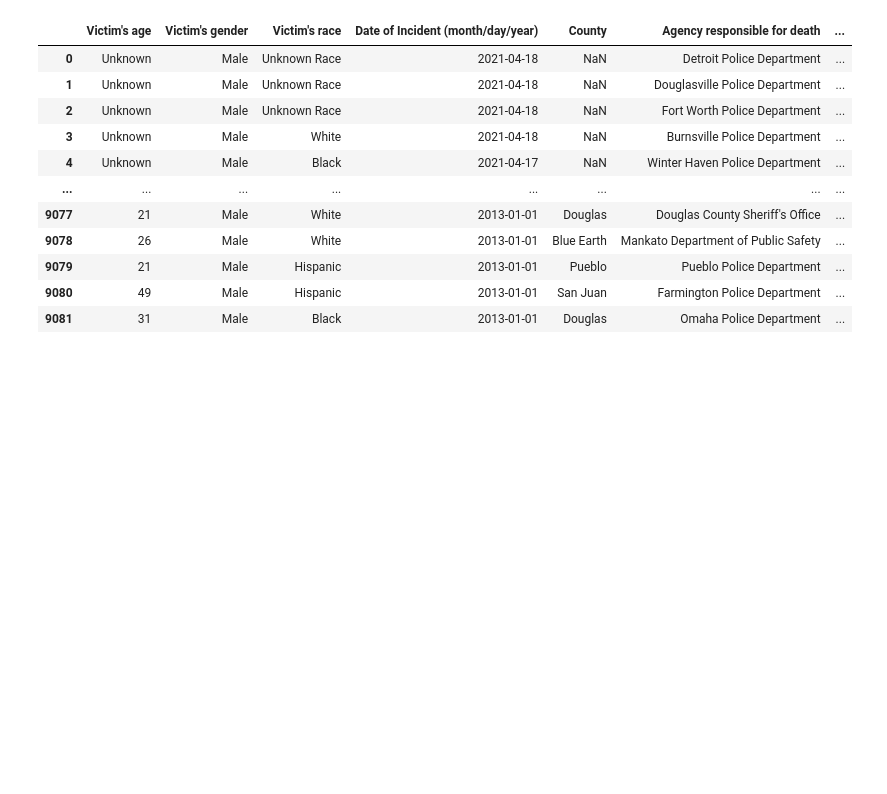
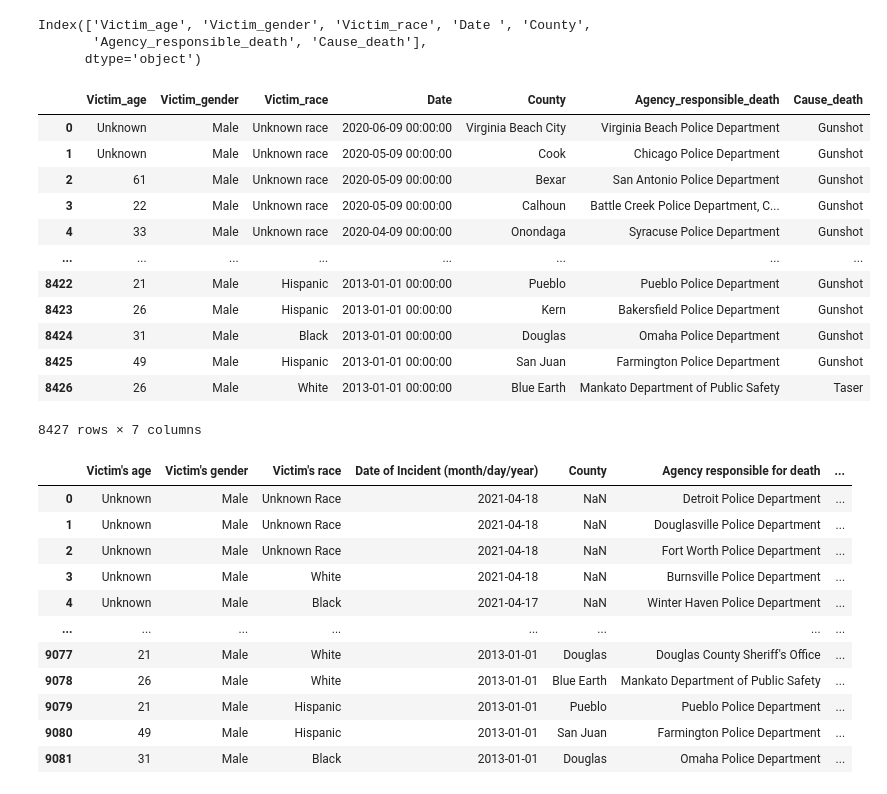
Before and after one commit to TamaraGR/Police_Violence_Analysis, a Jupyter notebook: Police_Violence.ipynb, the cells around one changed output. Drawn from its saved outputs; the diff is of its cells as text; code cells hidden in the pictures; blank space fills up the shorter version.

```diff
--- a/Police_Violence.ipynb
+++ b/Police_Violence.ipynb
@@ -37,2 +67,46 @@ from imblearn.over_sampling import RandomOverSampler
+# %%
+# Connect to AWS
+def getDBengine1():
+    user = 'postgres'
+    passw = db_password
+    host = 'policekillings.cv95lgysyvwq.us-east-1.rds.amazonaws.com'
+    port = 5432
+    database = 'PoliceKillings'
+    engine_1 = create_engine(f'postgres+psycopg2://' + user + ':' + passw + '@' + host + ':' + str(port) + '/' + database ,  echo=False)
+    return engine_1
+# %%
+# Load database into DataFrame
+def getData1():
+    s_statement = "select * from public.police_killings"
+    # df = pd.read_sql(s_statement, con=getDBengine())
+    try:
+        df = pd.read_sql(s_statement, con=getDBengine1())
+    except:
+        print('failed')
+    return df
+# %%
+df_data = getData1()
+df_data.shape
+print(df_data.columns)
+# %% [output]
+Index(['Victim_age', 'Victim_gender', 'Victim_race', 'Date ', 'County',
+       'Agency_responsible_death', 'Cause_death'],
+      dtype='object')
+# %%
+df_data
+# %% [output]
+|  | Victim_age | Victim_gender | Victim_race | Date | County | Agency_responsible_death | Cause_death |
+| 0 | Unknown | Male | Unknown race | 2020-06-09 00:00:00 | Virginia Beach City | Virginia Beach Police Department | Gunshot |
+| 1 | Unknown | Male | Unknown race | 2020-05-09 00:00:00 | Cook | Chicago Police Department | Gunshot |
+| 2 | 61 | Male | Unknown race | 2020-05-09 00:00:00 | Bexar | San Antonio Police Department | Gunshot |
+| 3 | 22 | Male | Unknown race | 2020-05-09 00:00:00 | Calhoun | Battle Creek Police Department, C... | Gunshot |
+| 4 | 33 | Male | Unknown race | 2020-04-09 00:00:00 | Onondaga | Syracuse Police Department | Gunshot |
+| ... | ... | ... | ... | ... | ... | ... | ... |
+| 8422 | 21 | Male | Hispanic | 2013-01-01 00:00:00 | Pueblo | Pueblo Police Department | Gunshot |
+| 8423 | 26 | Male | Hispanic | 2013-01-01 00:00:00 | Kern | Bakersfield Police Department | Gunshot |
+| 8424 | 31 | Male | Black | 2013-01-01 00:00:00 | Douglas | Omaha Police Department | Gunshot |
+| 8425 | 49 | Male | Hispanic | 2013-01-01 00:00:00 | San Juan | Farmington Police Department | Gunshot |
+| 8426 | 26 | Male | White | 2013-01-01 00:00:00 | Blue Earth | Mankato Department of Public Safety | Taser |
+8427 rows × 7 columns
 # %%
 # Load the data
```
Also changed, not shown: parts of 30 cells of this notebook, 1 other file.
